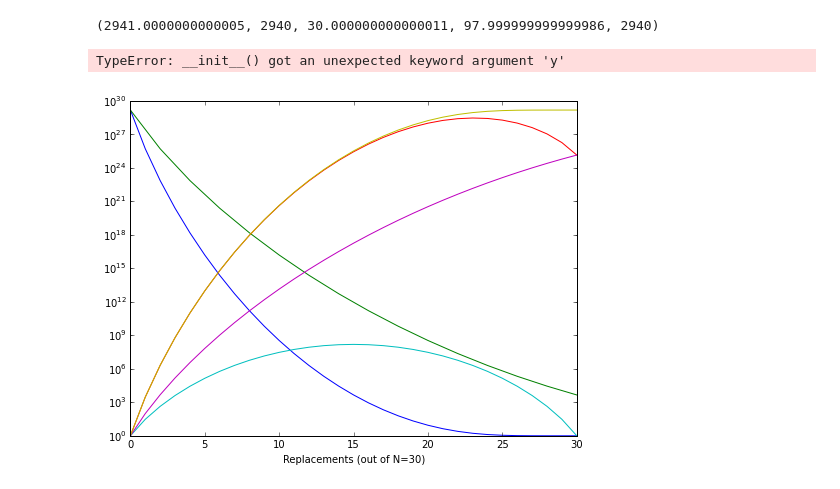
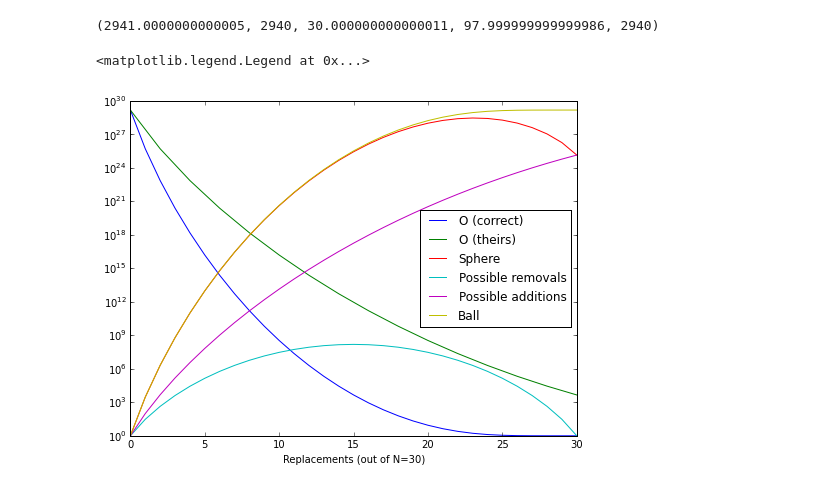
Before and after one commit to rgerkin/trillion, a Jupyter notebook: arxiv.ipynb, the cells around one changed output. Saved outputs shown, nothing was run; the diff lists cells and outputs as text; code cells hidden in the pictures.

```diff
--- a/arxiv.ipynb
+++ b/arxiv.ipynb
@@ -282,14 +282,14 @@ trillion.ball(30,128,1),30*98,trillion.get_n_combos(30,1),trillion.get_n_combos(
 # %%
 x = np.arange(0,31)
 plt.plot(x,[trillion.disc(30,C,2*_) for _ in x],label='O (correct)')
 plt.plot(x,[trillion.disc(30,C,_) for _ in x],label='O (theirs)')
 plt.plot(x,[trillion.sphere(30,C,_) for _ in x],label='Sphere')
 plt.plot(x,[trillion.get_n_combos(30,_) for _ in x],label='Possible removals')
 plt.plot(x,[trillion.get_n_combos(C-30,_) for _ in x],label='Possible additions')
 plt.plot(x,[trillion.ball(30,C,_) for _ in x],label='Ball')
 plt.yscale('log')
 plt.xlabel('Replacements (out of N=30)')
-plt.legend(y=0.5)
+plt.legend(loc=7)
 # %% [output]
-TypeError: __init__() got an unexpected keyword argument 'y'
+<matplotlib.legend.Legend at 0x...>
-[figure, old version]
+[figure, new version]
```
Also changed, not shown: parts of 1 cell of this notebook.
